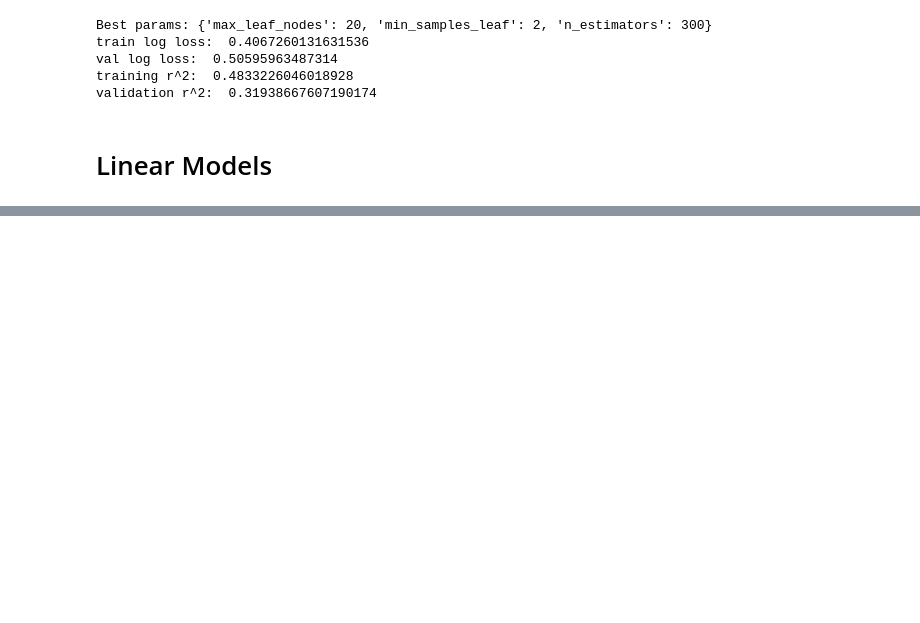
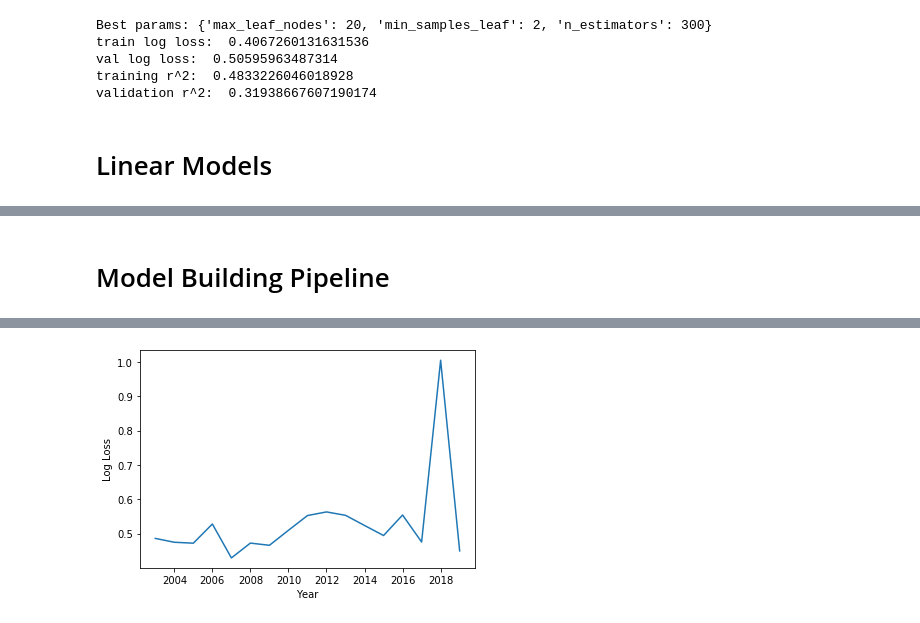
Before and after one commit to MatanFreedman/kaggle-march-madness-2021, a Jupyter notebook: notebooks/0.3-model-building.ipynb, the cells around one changed output, grey strips where cells are left out. Saved outputs shown, nothing was run; the diff lists cells and outputs as text; code cells hidden in the pictures; blank space fills up the shorter version.

Commit message:
developing model building pipeline

```diff
--- a/notebooks/0.3-model-building.ipynb
+++ b/notebooks/0.3-model-building.ipynb
@@ -376,0 +377,24 @@ scores
+# %% [markdown]
+# Model Building Pipeline
+# %%
+features3 = [
+    'T1_win_ratio_14d', 'T2_win_ratio_14d',
+   'T1_AdjT', 'T1_Luck',
+   'T1_Strength of Schedule_AdjEM', 'T1_Strength of Schedule_OppO',
+   'T1_Strength of Schedule_OppD', 'T1_NCSOS_AdjEM',
+    'T2_AdjT', 'T2_Luck',
+   'T2_Strength of Schedule_AdjEM', 'T2_Strength of Schedule_OppO',
+   'T2_Strength of Schedule_OppD',
+   'SeedDiff'
+]
+
+features4 = [
+    'T1_win_ratio_14d', 'T2_win_ratio_14d',
+   'T1_AdjEM', 'T1_AdjO', 'T1_AdjD', 'T1_AdjT', 'T1_Luck',
+   'T1_Strength of Schedule_AdjEM', 'T1_Strength of Schedule_OppO',
+   'T1_Strength of Schedule_OppD', 'T1_NCSOS_AdjEM', 'T2_AdjEM',
+   'T2_AdjO', 'T2_AdjD', 'T2_AdjT', 'T2_Luck',
+   'T2_Strength of Schedule_AdjEM', 'T2_Strength of Schedule_OppO',
+   'T2_Strength of Schedule_OppD', 'T2_NCSOS_AdjEM', 'T1_seed', 'T2_seed',
+   'SeedDiff'
+]
@@ -376,0 +467,9 @@ scores
+# %%
+estimator = linear_model.LinearRegression()
+
+plot=False
+verbose=True
+
+cvs = reg_cv_train(features=features4, estimator=estimator, mode='reg',
+             plot=False, verbose=False)
+# %% [output]
@@ -376,0 +477 @@ scores
+[figure, added]
```
Also changed, not shown: parts of 17 cells of this notebook, 1 other file.
